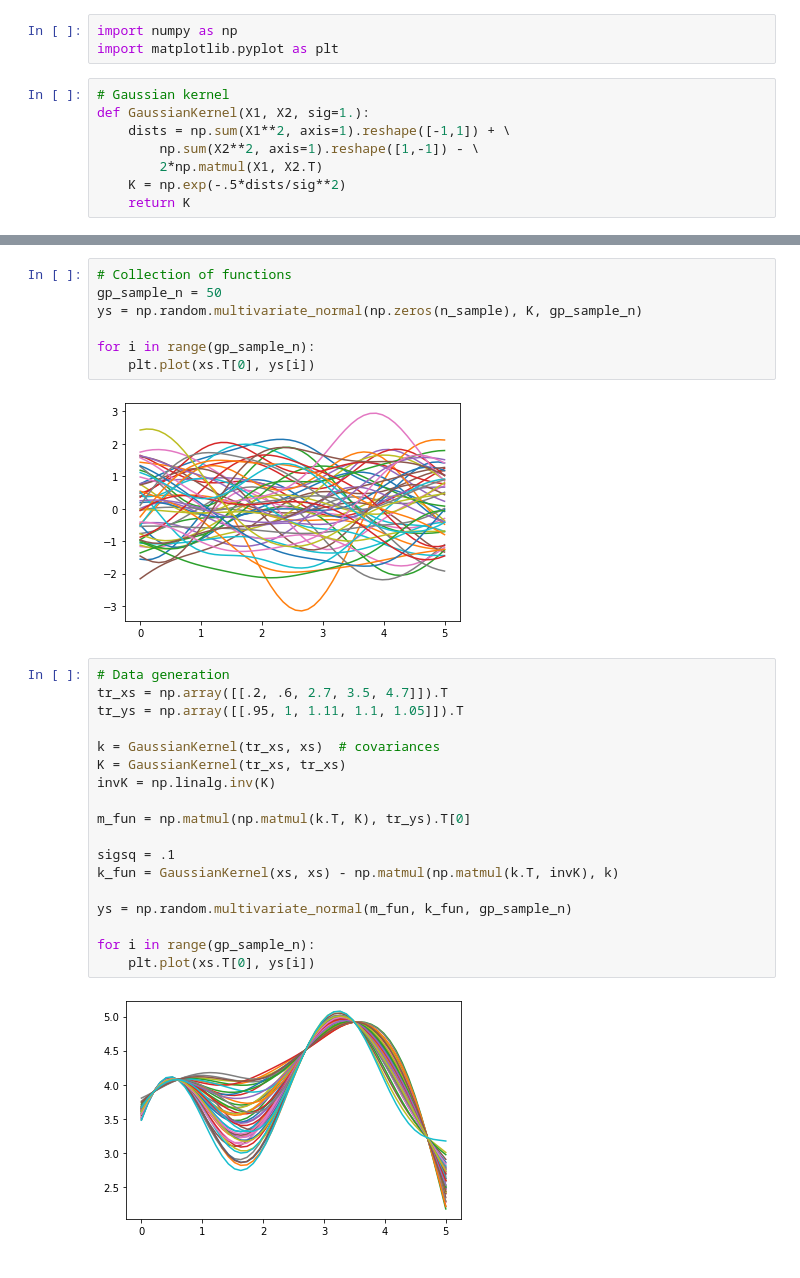
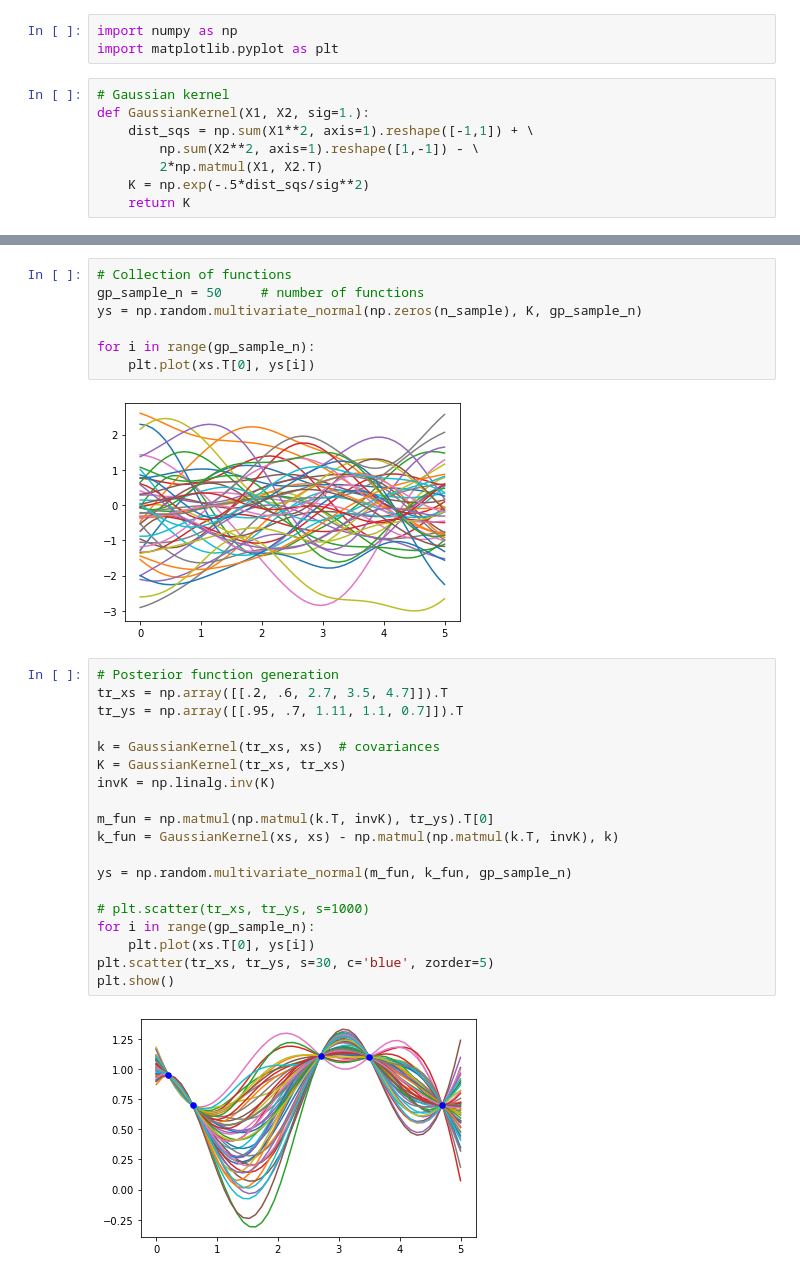
Before and after one commit to nohyung/2022_machine_learning_algorithms_Hanyang_U, a Jupyter notebook: Machine Learning Algorithms_5.ipynb, the cells around one changed output, grey strips where cells are left out. Saved outputs shown, nothing was run; the diff lists cells and outputs as text.

```diff
--- a/Machine Learning Algorithms_5.ipynb
+++ b/Machine Learning Algorithms_5.ipynb
@@ -16,10 +16,10 @@ import matplotlib.pyplot as plt
 # %%
 # Gaussian kernel
 def GaussianKernel(X1, X2, sig=1.):
-    dists = np.sum(X1**2, axis=1).reshape([-1,1]) + \
+    dist_sqs = np.sum(X1**2, axis=1).reshape([-1,1]) + \
         np.sum(X2**2, axis=1).reshape([1,-1]) - \
         2*np.matmul(X1, X2.T)
-    K = np.exp(-.5*dists/sig**2)
+    K = np.exp(-.5*dist_sqs/sig**2)
     return K
 # %%
 n_sample = 50
@@ -34,29 +34,30 @@ plt.plot(xs.T[0], ys[0])
 # %%
 # Collection of functions
-gp_sample_n = 50
+gp_sample_n = 50     # number of functions
 ys = np.random.multivariate_normal(np.zeros(n_sample), K, gp_sample_n)
 
 for i in range(gp_sample_n):
     plt.plot(xs.T[0], ys[i])
 # %% [output]
-[figure, old version]
+[figure, new version]
 # %%
-# Data generation
+# Posterior function generation
 tr_xs = np.array([[.2, .6, 2.7, 3.5, 4.7]]).T
-tr_ys = np.array([[.95, 1, 1.11, 1.1, 1.05]]).T
+tr_ys = np.array([[.95, .7, 1.11, 1.1, 0.7]]).T
 
 k = GaussianKernel(tr_xs, xs)  # covariances
 K = GaussianKernel(tr_xs, tr_xs)
 invK = np.linalg.inv(K)
 
-m_fun = np.matmul(np.matmul(k.T, K), tr_ys).T[0]
-
-sigsq = .1
+m_fun = np.matmul(np.matmul(k.T, invK), tr_ys).T[0]
 k_fun = GaussianKernel(xs, xs) - np.matmul(np.matmul(k.T, invK), k)
 
 ys = np.random.multivariate_normal(m_fun, k_fun, gp_sample_n)
 
+# plt.scatter(tr_xs, tr_ys, s=1000)
 for i in range(gp_sample_n):
     plt.plot(xs.T[0], ys[i])
+plt.scatter(tr_xs, tr_ys, s=30, c='blue', zorder=5)
+plt.show()
 # %% [output]
-[figure, old version]
+[figure, new version]
```
Also changed, not shown: parts of 3 cells of this notebook.
